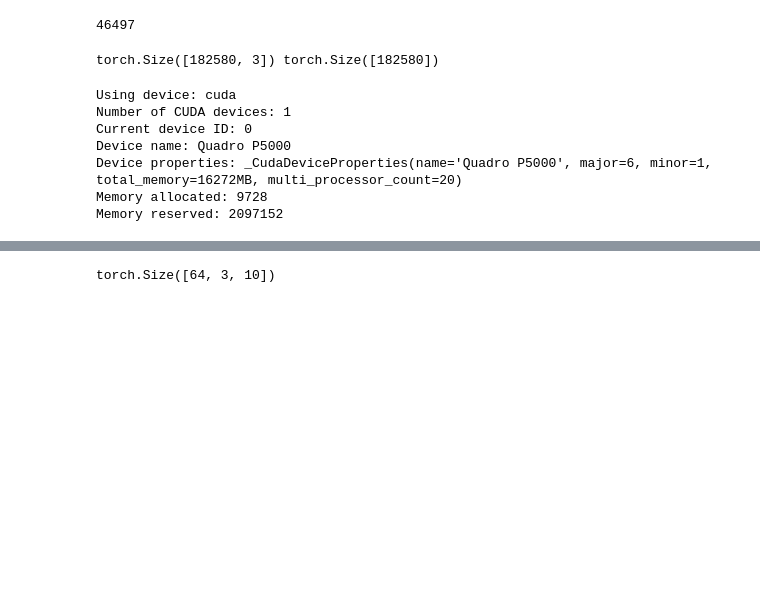
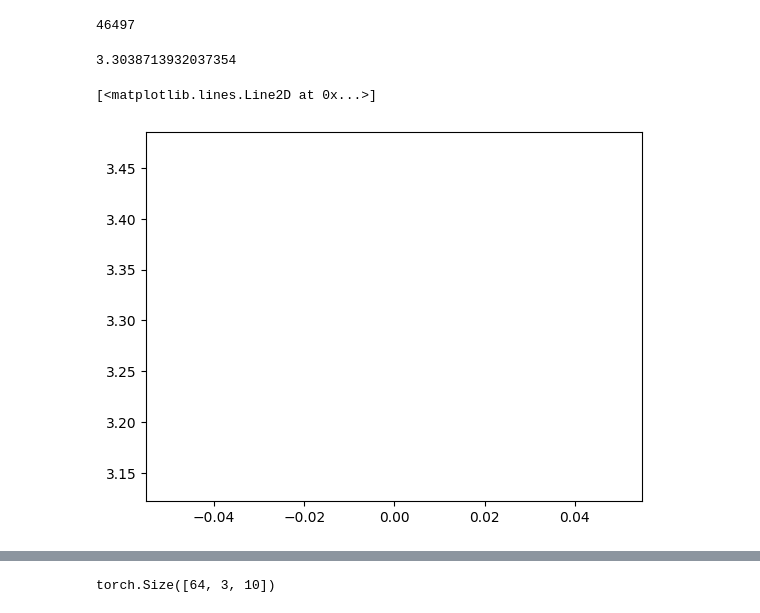
Before and after one commit to SolbiatiAlessandro/machine-learning, a Jupyter notebook: makemore/mlp-pytorch.ipynb, the cells around one changed output, grey strips where cells are left out. Drawn from its saved outputs; the diff is of its cells as text; code cells hidden in the pictures; blank space fills up the shorter version.

```diff
--- a/makemore/mlp-pytorch.ipynb
+++ b/makemore/mlp-pytorch.ipynb
@@ -76,7 +76,7 @@ class Linear:
 
     def __call__(self, x):
         self.out = x @ self.weight
-        if self.bias:
+        if self.bias is not None:
             self.out += self.bias
         return self.out
 
@@ -126,6 +126,8 @@ batchnorm1 = BatchNormId(100, device="cuda")
 # %%
 class Tanh:
     def __call__(self, x):
-        self,out = torch.tanh(x)
+        self.out = torch.tanh(x)
+        return self.out
+
     def parameters(self):
         return []
@@ -212,23 +217,41 @@ Xte, Yte = build_dataset(words[n2:])
-# %%
-print(Xtr.shape, Ytr.shape)
-X, Y = Xtr, Ytr
-# %% [output]
-torch.Size([182580, 3]) torch.Size([182580])
 # %%
 max_steps = hyperparams['epochs']
 batch_size = hyperparams['batch_size']
 lossi = []
 
-for i in range(max_steps):
+for i in range(10000):
     indexes  = torch.randint(0, X.shape[0], (batch_size, ), device=device)
     X_batch, Y_batch = X[indexes], Y[indexes]
+    x = C[X_batch].view(-1, 30)
+    for layer in layers:
+        x = layer(x)
 
-    X_embed = C[X_batch]
+    loss = torch.nn.CrossEntropyLoss()
+    output = loss(x, Y_batch)
+
+    for layer in layers:
+        layer.out.retain_grad()
+    for p in parameters:
+        p.grad = None
+
+    output.backward()
+
+    with torch.no_grad():
+        for p in parameters:
+            p -= 0.01 * p.grad
+
+    if i % 50 == 0:
+        lossi.append(output.item())
+
+    if i % 300 == 0:
+        print(output.item())
+
+    break
 # %% [output]
-Using device: cuda
-Number of CUDA devices: 1
-Current device ID: 0
-Device name: Quadro P5000
-Device properties: _CudaDeviceProperties(name='Quadro P5000', major=6, minor=1, total_memory=16272MB, multi_processor_count=20)
-Memory allocated: 9728
-Memory reserved: 2097152
+3.3038713932037354
+# %%
+from matplotlib import pyplot as plt
+plt.plot(lossi)
+# %% [output]
+[<matplotlib.lines.Line2D at 0x...>]
+[figure, added]
```
Also changed, not shown: parts of 11 cells of this notebook, 1 other file.
